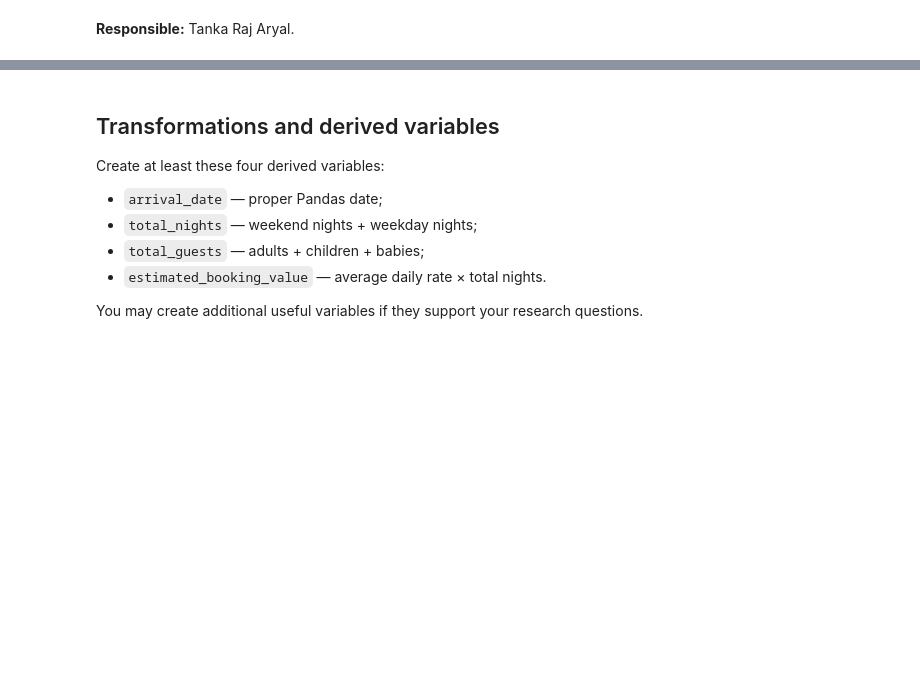
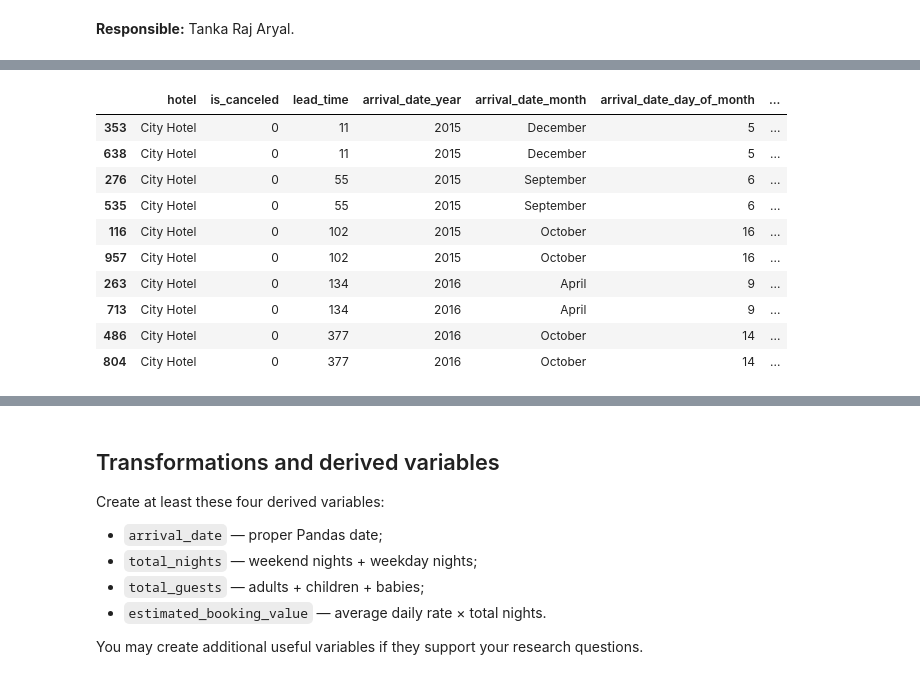
Before and after one commit to Acidburn07/hotel-booking-data-analysis, a Jupyter notebook: notebooks/Hotel_Booking_Final_Project.ipynb, the cells around one changed output, grey strips where cells are left out. Drawn from its saved outputs; the diff is of its cells as text; code cells hidden in the pictures; blank space fills up the shorter version.

Commit message:
Update shared hotel booking notebook

```diff
--- a/notebooks/Hotel_Booking_Final_Project.ipynb
+++ b/notebooks/Hotel_Booking_Final_Project.ipynb
@@ -30,9 +33,26 @@ and at least one relationship, grouped comparison, or time pattern.
 **Responsible:** Tanka Raj Aryal.
 # %%
 import pandas as pd
+import numpy as np
 import matplotlib.pyplot as plt
 
-pd.set_option("display.max_columns", 20)
+pd.set_option("display.max_columns", 30)
+pd.set_option("display.float_format", "{:.2f}".format)
+
+# Chart settings from the lesson notebooks
+plt.rcParams.update({
+    "figure.figsize": (9, 5),
+    "axes.titlesize": 14,
+    "axes.labelsize": 11,
+    "axes.grid": True,
+    "grid.alpha": 0.25,
+})
+
+# File paths. This file is in notebooks/work/, so the data is two folders up.
+# (In the shared notebook Anup changes '../../' to '../'.)
+DATA_FILE = "../../data/hotel_bookings_final_project.csv"
+CLEAN_FILE = "../../outputs/hotel_bookings_cleaned.csv"
+SUMMARY_FILE = "../../outputs/hotel_booking_summary.csv"
 # %% [markdown]
 ## Load and inspect the data
 
@@ -42,23 +62,9 @@ Do not print large amounts of unnecessary output.
 # %% [markdown]
 **Responsible:** Tanka Raj Aryal.
 # %%
-import pandas as pd
-import matplotlib.pyplot as plt
+DATA_FILE = "../data/hotel_bookings_final_project.csv"
 
-pd.set_option("display.max_columns", 20)
-
-plt.rcParams.update({
-    "figure.figsize": (9, 5),
-    "axes.titlesize": 14,
-    "axes.labelsize": 11,
-    "axes.grid": True,
-    "grid.alpha": 0.25,
-})
-
-hotel_raw = pd.read_csv("../data/hotel_bookings_final_project.csv")
-
-## creating a copy so the original Dataframe remains unchanged
-hotel = hotel_raw.copy()
-
+hotel_raw = pd.read_csv(DATA_FILE)
+print(f"Rows: {hotel_raw.shape[0]}, columns: {hotel_raw.shape[1]}")
 hotel_raw.head()
 # %% [output]
@@ -252,0 +245,15 @@ Keep the original DataFrame unchanged and create a cleaned copy.
+# %%
+# Duplicates: which kind of bookings are they?
+hotel_raw[hotel_raw.duplicated(keep=False)].sort_values(list(hotel_raw.columns)).head(10)
+# %% [output]
+|  | hotel | is_canceled | lead_time | arrival_date_year | arrival_date_month | arrival_date_day_of_month | ... |
+| 353 | City Hotel | 0 | 11 | 2015 | December | 5 | ... |
+| 638 | City Hotel | 0 | 11 | 2015 | December | 5 | ... |
+| 276 | City Hotel | 0 | 55 | 2015 | September | 6 | ... |
+| 535 | City Hotel | 0 | 55 | 2015 | September | 6 | ... |
+| 116 | City Hotel | 0 | 102 | 2015 | October | 16 | ... |
+| 957 | City Hotel | 0 | 102 | 2015 | October | 16 | ... |
+| 263 | City Hotel | 0 | 134 | 2016 | April | 9 | ... |
+| 713 | City Hotel | 0 | 134 | 2016 | April | 9 | ... |
+| 486 | City Hotel | 0 | 377 | 2016 | October | 14 | ... |
+| 804 | City Hotel | 0 | 377 | 2016 | October | 14 | ... |
```
Also changed, not shown: parts of 32 cells of this notebook.
